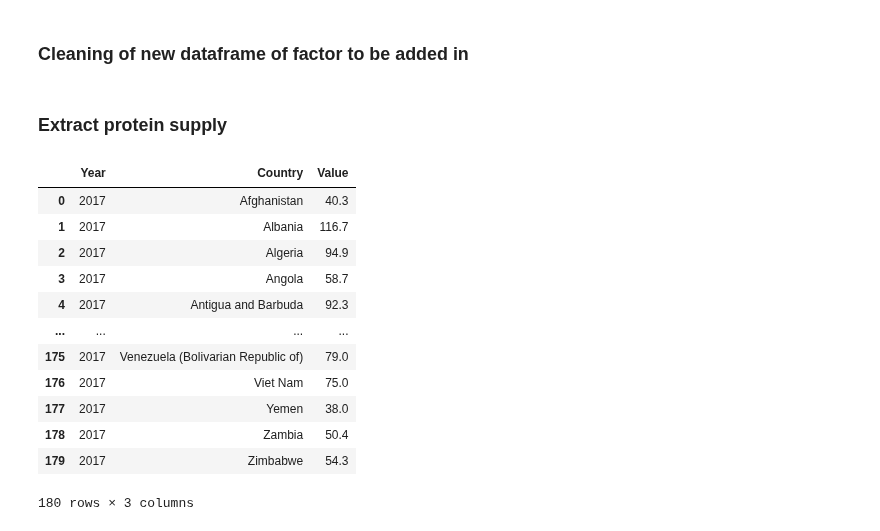
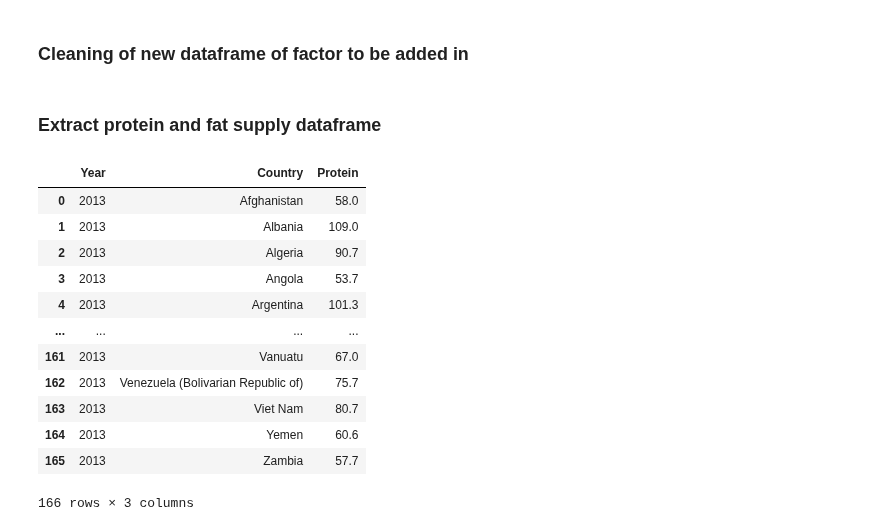
Before and after one commit to tanjoash/2D_data_driven_world, a Jupyter notebook: 2dwork/2D DDW.ipynb, the cells around one changed output. Drawn from its saved outputs; the diff is of its cells as text; code cells hidden in the pictures.

Commit message:
added new dataframe with normalisation

```diff
--- a/2dwork/2D DDW.ipynb
+++ b/2dwork/2D DDW.ipynb
@@ -854,5 +854,5 @@ carbohydrate = total energy - (total fat * 9) - (total protein * 4)
 # %% [markdown]
 ### Cleaning of new dataframe of factor to be added in
 # %% [markdown]
-### Extract protein supply
+### Extract protein and fat supply dataframe
 # %%
@@ -861,40 +863,31 @@ dfyears_f_p = dfyears_f_p.rename(columns = {"Area": "Country"})
 dfyears_f_p = dfyears_f_p.replace({"Average protein supply (g/cap/day) (3-year average)": "Protein", "Average fat supply (g/cap/day) (3-year average)": "Fat"})
 dfyears_f_p = dfyears_f_p.replace({"2011-2013": 2012, "2012-2014": 2013, "2013-2015": 2014, "2014-2016": 2015, "2015-2017": 2016, "2016-2018": 2017})
 # %%
-# read fat and protein supply csv
-dfyears_f_p = pd.read_csv("DDW_Fat and Protein Supply.csv")
-# rename column name and value within "Year" column
-dfyears_f_p = dfyears_f_p.rename(columns = {"Area": "Country"})
-dfyears_f_p = dfyears_f_p.replace({"Average protein supply (g/cap/day) (3-year average)": "Protein", "Average fat supply (g/cap/day) (3-year average)": "Fat"})
-dfyears_f_p = dfyears_f_p.replace({"2011-2013": 2012, "2012-2014": 2013, "2013-2015": 2014, "2014-2016": 2015, "2015-2017": 2016, "2016-2018": 2017})
-# extract values only when item is protein or fat
+# extract values only when item is protein
 dfyears_protein = dfyears_f_p[(dfyears_f_p["Item"] == "Protein")]
-dfyears_fat = dfyears_f_p[(dfyears_f_p["Item"] == "Fat")]
 # extract values for the specified year
-dfyears_protein = dfyears_protein[(dfyears_protein["Year"]==2017)]
-dfyears_fat = dfyears_fat[(dfyears_fat["Year"]==2017)]
+dfyears_protein = dfyears_protein[(dfyears_protein["Year"]==2013)]
 # extract year, country and food supply
 dfyears_protein = dfyears_protein[["Year", "Country", "Value"]]
-dfyears_fat = dfyears_fat[["Year", "Country", "Value"]]
+# rename "Value" column
+dfyears_protein = dfyears_protein.rename(columns = {"Value": "Protein"})
 # drop rows with no value (NaN)
 dfyears_protein = dfyears_protein.dropna()
-dfyears_fat = dfyears_fat.dropna()
 # set index from 0
 dfyears_protein = dfyears_protein.reset_index(drop=True)
-dfyears_fat = dfyears_fat.reset_index(drop=True)
 # print dataframe
-dfyears_fat
+dfyears_protein
 # %% [output]
-|  | Year | Country | Value |
-| 0 | 2017 | Afghanistan | 40.3 |
-| 1 | 2017 | Albania | 116.7 |
-| 2 | 2017 | Algeria | 94.9 |
-| 3 | 2017 | Angola | 58.7 |
-| 4 | 2017 | Antigua and Barbuda | 92.3 |
+|  | Year | Country | Protein |
+| 0 | 2013 | Afghanistan | 58.0 |
+| 1 | 2013 | Albania | 109.0 |
+| 2 | 2013 | Algeria | 90.7 |
+| 3 | 2013 | Angola | 53.7 |
+| 4 | 2013 | Argentina | 101.3 |
 | ... | ... | ... | ... |
-| 175 | 2017 | Venezuela (Bolivarian Republic of) | 79.0 |
-| 176 | 2017 | Viet Nam | 75.0 |
-| 177 | 2017 | Yemen | 38.0 |
-| 178 | 2017 | Zambia | 50.4 |
-| 179 | 2017 | Zimbabwe | 54.3 |
+| 161 | 2013 | Vanuatu | 67.0 |
+| 162 | 2013 | Venezuela (Bolivarian Republic of) | 75.7 |
+| 163 | 2013 | Viet Nam | 80.7 |
+| 164 | 2013 | Yemen | 60.6 |
+| 165 | 2013 | Zambia | 57.7 |
-180 rows × 3 columns
+166 rows × 3 columns
```
Also changed, not shown: parts of 32 cells of this notebook, 6 other files.
